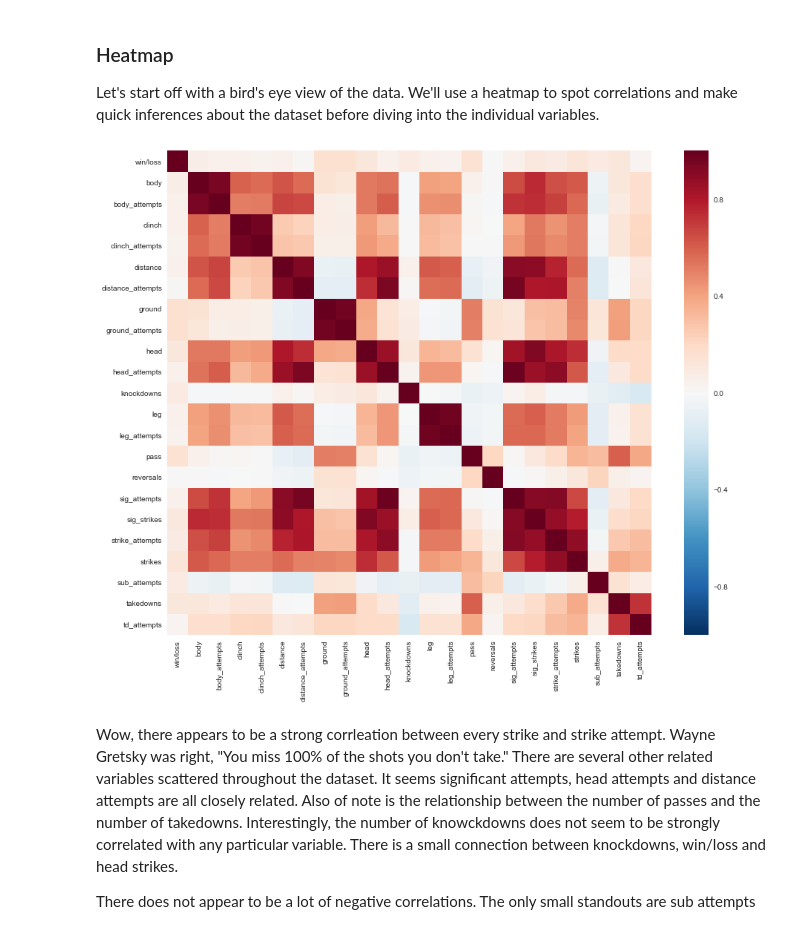
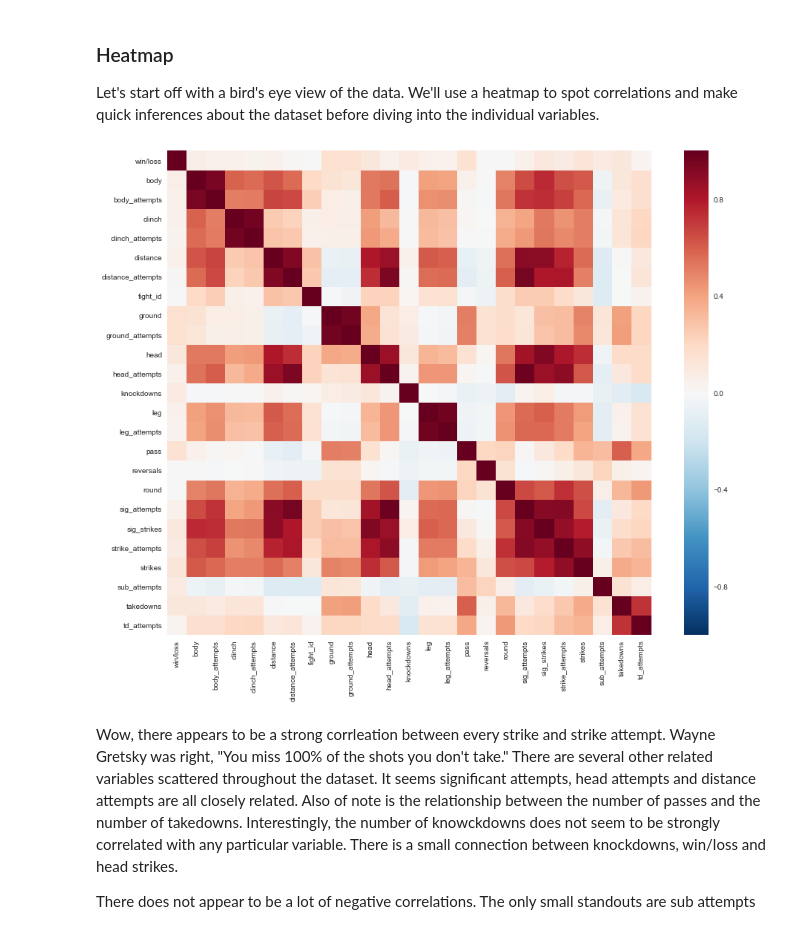
Before and after one commit to cfergusonlee/ufc_fight_analysis, a Jupyter notebook: ufc_analysis.ipynb, the cells around one changed output. Cells and saved outputs as stored; diff of their text form; code cells hidden in the pictures.

```diff
--- a/ufc_analysis.ipynb
+++ b/ufc_analysis.ipynb
@@ -371,12 +393,12 @@ fight_diffs = pd.concat(
 
 Let's start off with a bird's eye view of the data. We'll use a heatmap to spot correlations and make quick inferences about the dataset before diving into the individual variables.
 # %%
-corrmat = fight_df.drop(['fight_id', 'round'], axis=1).corr()
+corrmat = fight_df.corr()
 plt.figure(figsize=(16,12))
 sns.heatmap(corrmat, square=True)
 plt.show()
 # %% [output]
-[figure, old version]
+[figure, new version]
 # %% [markdown]
 Wow, there appears to be a strong corrleation between every strike and strike attempt. Wayne Gretsky was right, "You miss 100% of the shots you don't take." There are several other related variables scattered throughout the dataset. It seems significant attempts, head attempts and distance attempts are all closely related. Also of note is the relationship between the number of passes and the number of takedowns. Interestingly, the number of knowckdowns does not seem to be strongly correlated with any particular variable. There is a small connection between knockdowns, win/loss and head strikes.
 
```
Also changed, not shown: parts of 64 cells of this notebook, 4 other files.
